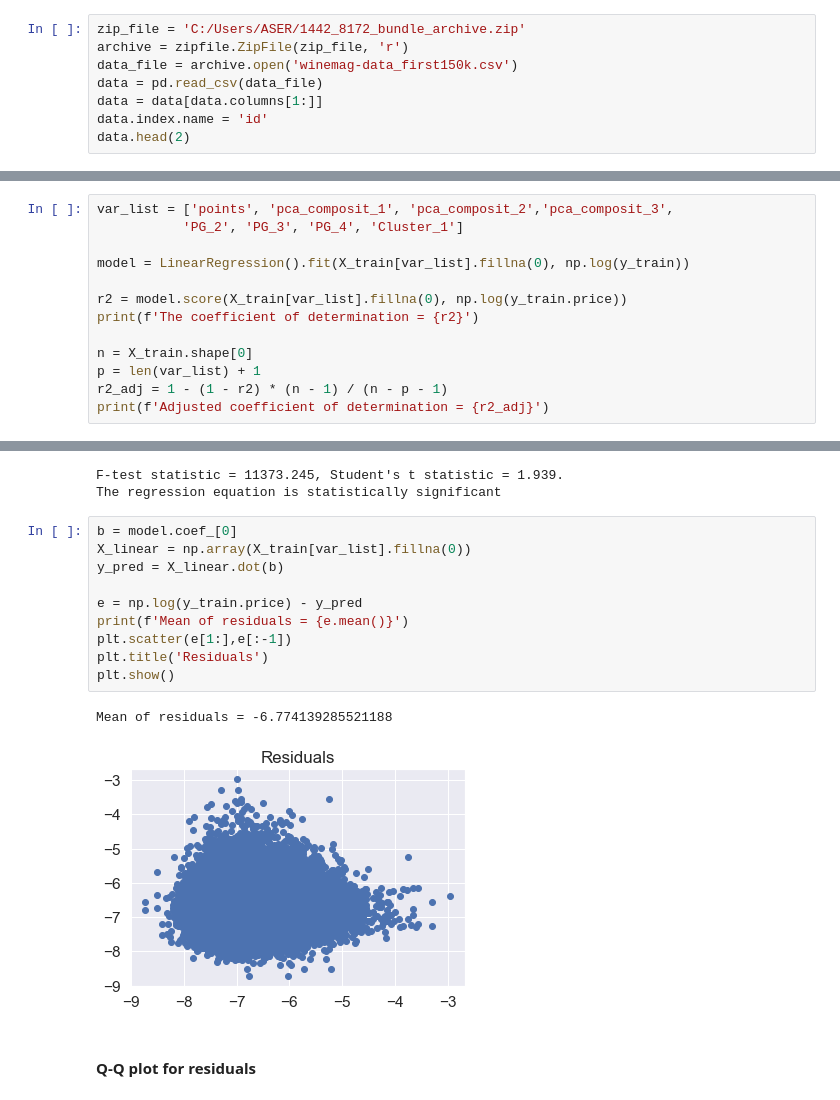
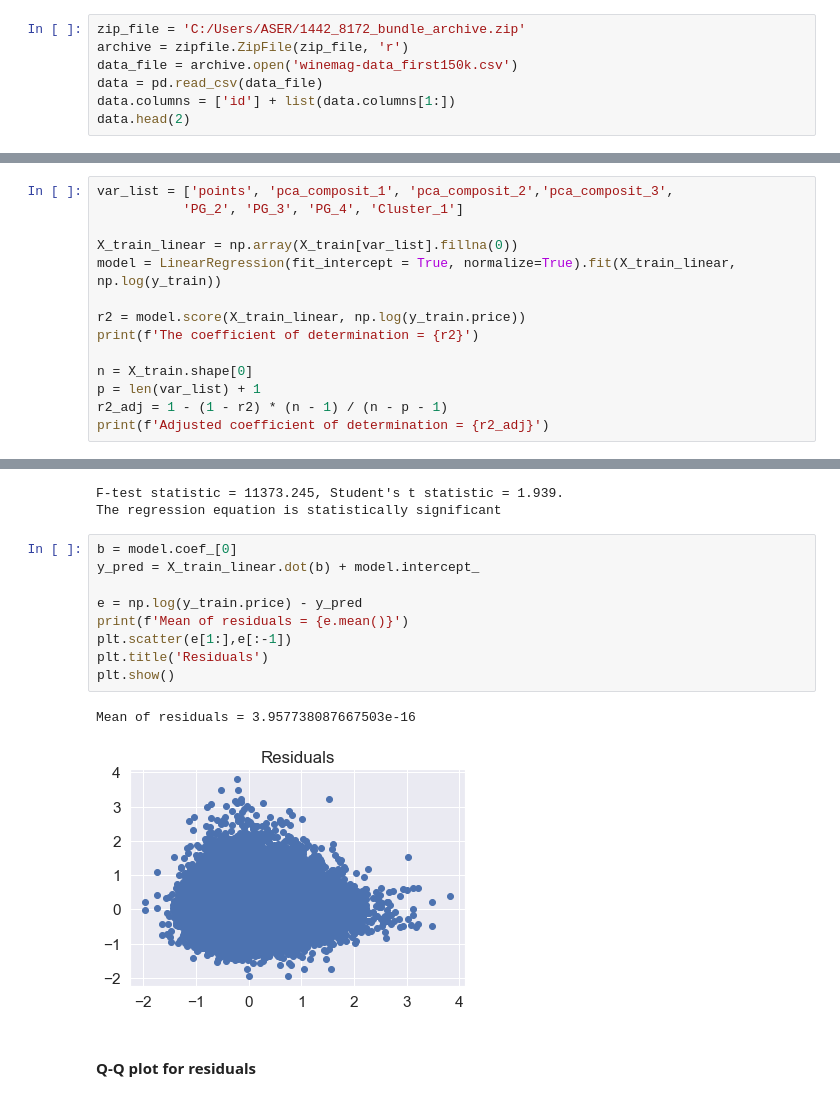
Before and after one commit to Yanina-Kutovaya/portfolio, a Jupyter notebook: Wine_Review_exploratory_data_analysis.ipynb, the cells around one changed output, grey strips where cells are left out. Saved outputs shown, nothing was run; the diff lists cells and outputs as text.

Commit message:
exploratory data analysis

```diff
--- a/Wine_Review_exploratory_data_analysis.ipynb
+++ b/Wine_Review_exploratory_data_analysis.ipynb
@@ -49,7 +49,6 @@ zip_file = 'C:/Users/ASER/1442_8172_bundle_archive.zip'
 archive = zipfile.ZipFile(zip_file, 'r')
 data_file = archive.open('winemag-data_first150k.csv')
 data = pd.read_csv(data_file)
-data = data[data.columns[1:]]
-data.index.name = 'id'
+data.columns = ['id'] + list(data.columns[1:])
 data.head(2)
 # %% [output]
@@ -1017,9 +1013,10 @@ So, the final selection:
 var_list = ['points', 'pca_composit_1', 'pca_composit_2','pca_composit_3',
            'PG_2', 'PG_3', 'PG_4', 'Cluster_1']
 
-model = LinearRegression().fit(X_train[var_list].fillna(0), np.log(y_train))
+X_train_linear = np.array(X_train[var_list].fillna(0))
+model = LinearRegression(fit_intercept = True, normalize=True).fit(X_train_linear, np.log(y_train))
 
-r2 = model.score(X_train[var_list].fillna(0), np.log(y_train.price))
+r2 = model.score(X_train_linear, np.log(y_train.price))
 print(f'The coefficient of determination = {r2}')
 
 n = X_train.shape[0]
@@ -1045,17 +1042,16 @@ F-test statistic = 11373.245, Student's t statistic = 1.939.
 The regression equation is statistically significant
 # %%
 b = model.coef_[0]
-X_linear = np.array(X_train[var_list].fillna(0))
-y_pred = X_linear.dot(b)
+y_pred = X_train_linear.dot(b) + model.intercept_
 
 e = np.log(y_train.price) - y_pred
 print(f'Mean of residuals = {e.mean()}')
 plt.scatter(e[1:],e[:-1])
 plt.title('Residuals')
 plt.show()
 # %% [output]
-Mean of residuals = -6.774139285521188
+Mean of residuals = 3.957738087667503e-16
-[figure, old version]
+[figure, new version]
 # %% [markdown]
 #### Q-Q plot for residuals
 # %%
```
Also changed, not shown: parts of 9 cells of this notebook.
